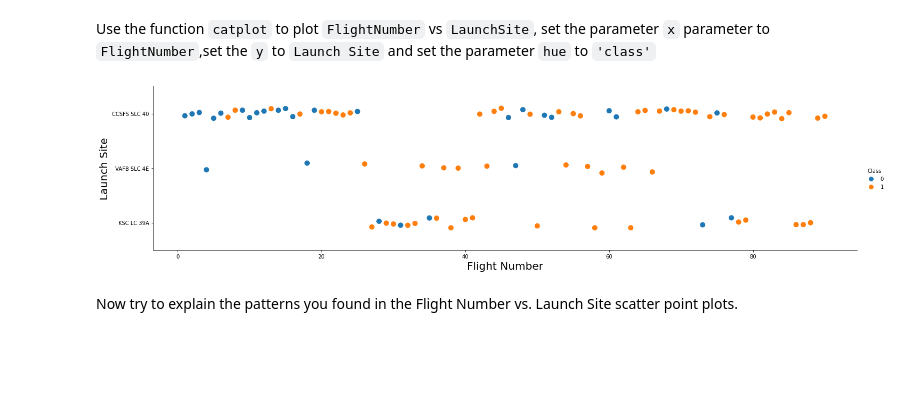
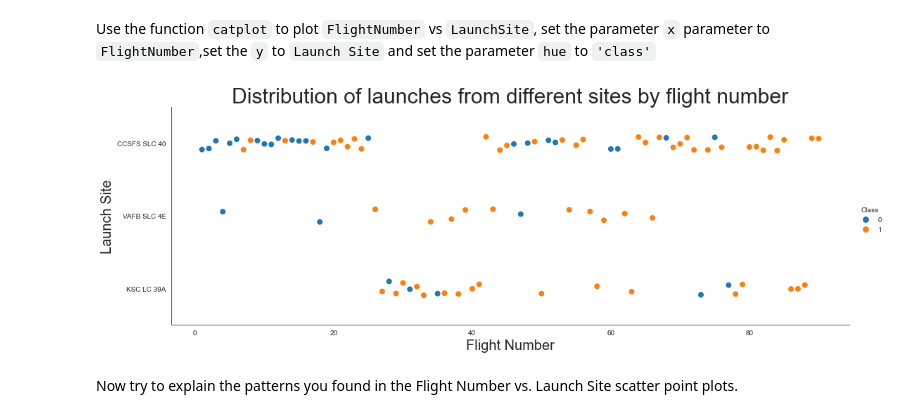
Before and after one commit to Pavel-Moscow/test, a Jupyter notebook: EDA_with_APIdata.ipynb, the cells around one changed output. Drawn from its saved outputs; the diff is of its cells as text; code cells hidden in the pictures; blank space fills up the shorter version.

```diff
--- a/EDA_with_APIdata.ipynb
+++ b/EDA_with_APIdata.ipynb
@@ -87,12 +101,14 @@ Next, let's drill down to each site visualize its detailed launch records.
 Use the function <code>catplot</code> to plot <code>FlightNumber</code> vs <code>LaunchSite</code>, set the  parameter <code>x</code>  parameter to <code>FlightNumber</code>,set the  <code>y</code> to <code>Launch Site</code> and set the parameter <code>hue</code> to <code>'class'</code>
 # %%
 # Plot a scatter point chart with x axis to be Flight Number and y axis to be the launch site, and hue to be the class value
-sns.catplot(x="FlightNumber", y="LaunchSite", hue="Class", data=df, aspect=4, s=10)
+sns.catplot(x="FlightNumber", y="LaunchSite", hue="Class", data=df, aspect = 3, s=8)
 plt.xlabel("Flight Number",fontsize=20)
 plt.ylabel("Launch Site",fontsize=20)
+plt.title('Distribution of launches from different sites by flight number', fontsize = 30)
+sns.set_style('white')
 plt.show()
 # %% [output]
-[figure, old version]
+[figure, new version]
 # %% [markdown]
 Now try to explain the patterns you found in the Flight Number vs. Launch Site scatter point plots.
 # %% [markdown]
```
Also changed, not shown: parts of 16 cells of this notebook.
